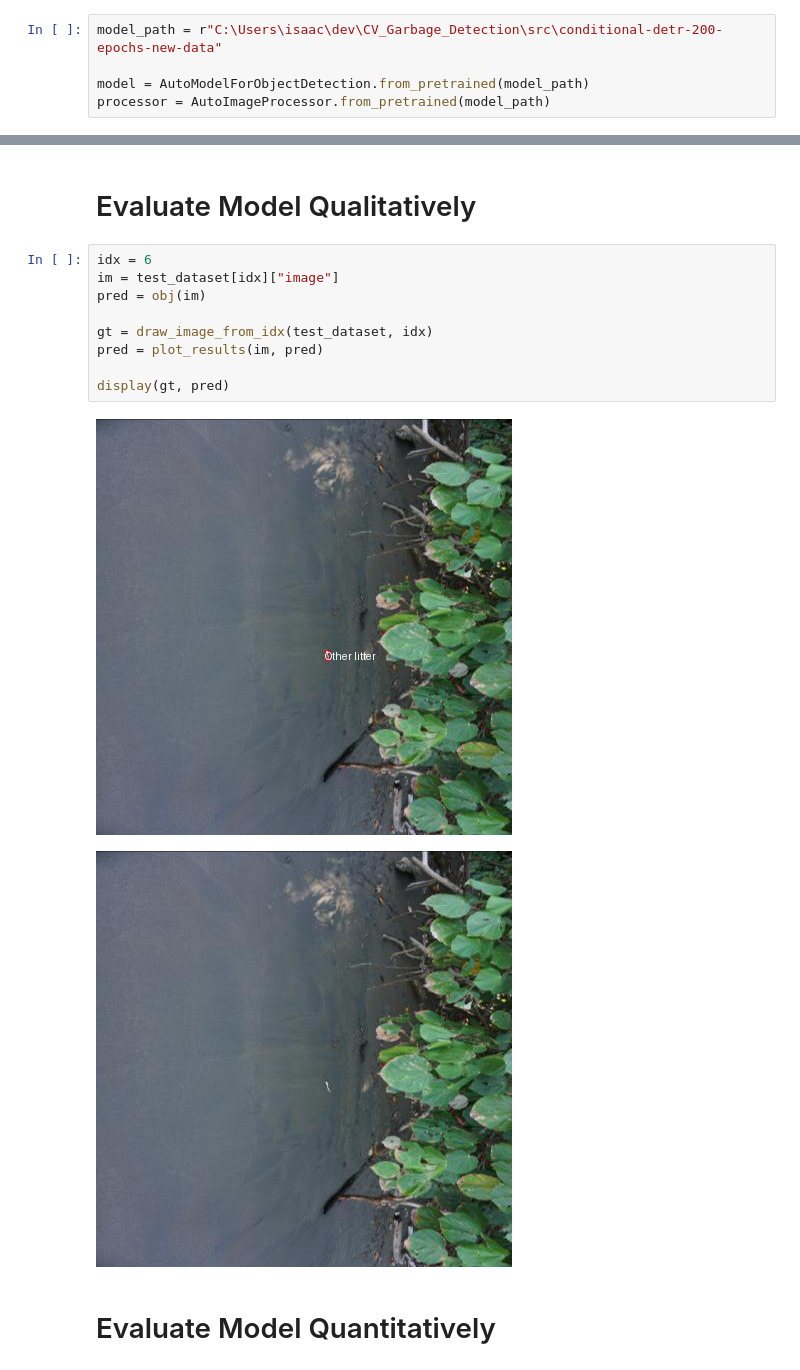
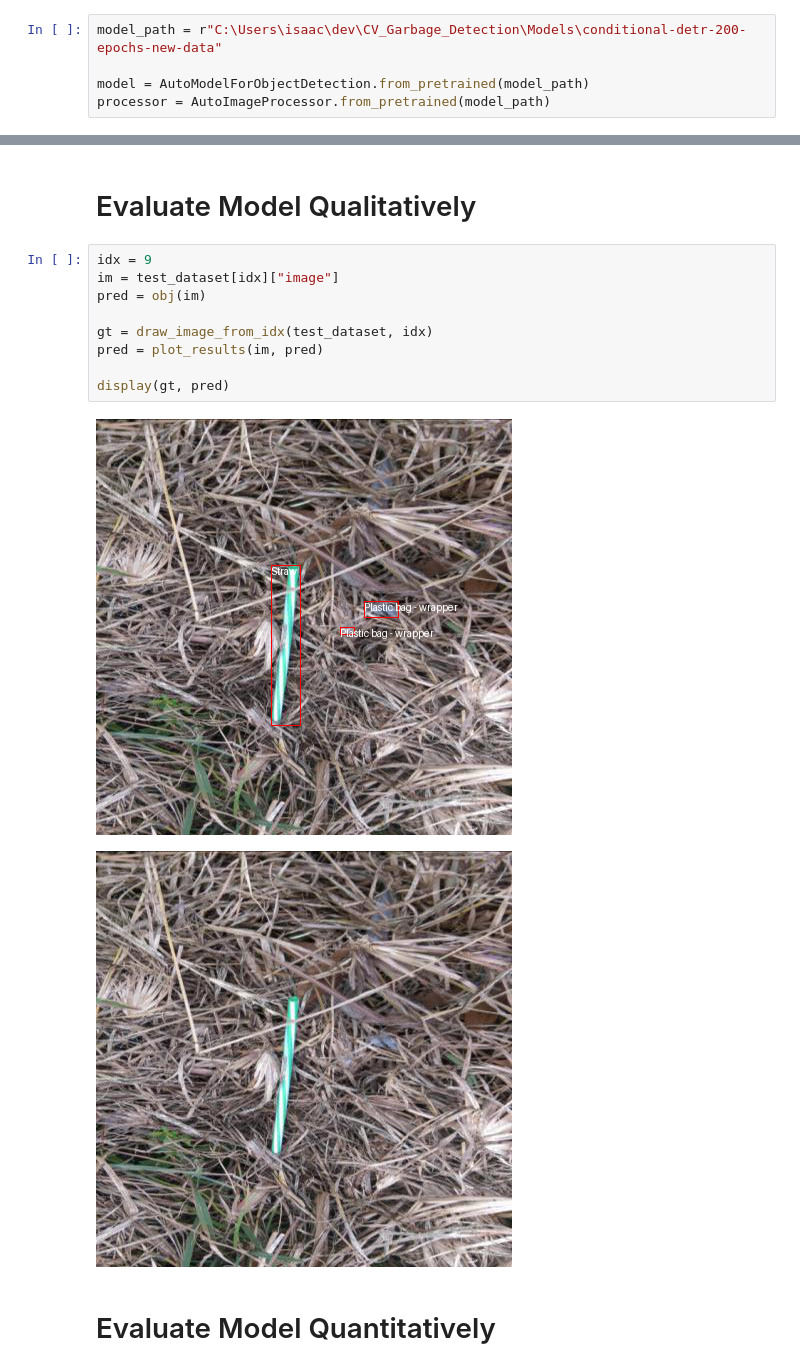
Before and after one commit to isaac-berlin/CV_Garbage_Detection, a Jupyter notebook: src/eval.ipynb, the cells around one changed output, grey strips where cells are left out. Cells and saved outputs as stored; diff of their text form.

```diff
--- a/src/eval.ipynb
+++ b/src/eval.ipynb
@@ -152,7 +175,7 @@ import numpy as np
 
 device = torch.device("cuda") if torch.cuda.is_available() else torch.device("cpu")
 # %%
-model_path = r"C:\Users\isaac\dev\CV_Garbage_Detection\src\conditional-detr-200-epochs-new-data"
+model_path = r"C:\Users\isaac\dev\CV_Garbage_Detection\Models\conditional-detr-200-epochs-new-data"
 
 model = AutoModelForObjectDetection.from_pretrained(model_path)
 processor = AutoImageProcessor.from_pretrained(model_path)
@@ -202,17 +225,17 @@ def plot_results(image, results, threshold=0.7):
 # %% [markdown]
 # Evaluate Model Qualitatively
 # %%
-idx = 6
+idx = 9
 im = test_dataset[idx]["image"]
 pred = obj(im)
 
 gt = draw_image_from_idx(test_dataset, idx)
 pred = plot_results(im, pred)
 
 display(gt, pred)
 # %% [output]
-[figure, old version]
+[figure, new version]
-[figure, old version]
+[figure, new version]
 # %% [markdown]
 # Evaluate Model Quantitatively
 # %%
```
Also changed, not shown: parts of 4 cells of this notebook.
